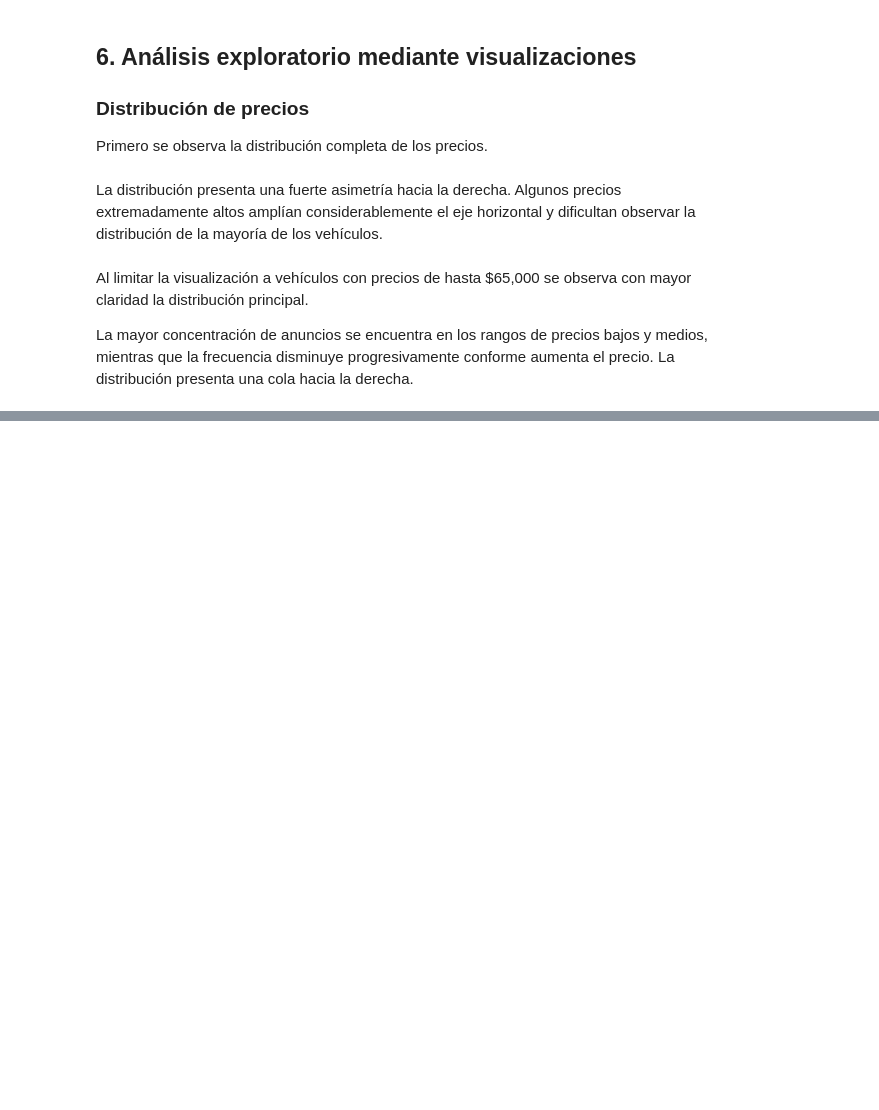
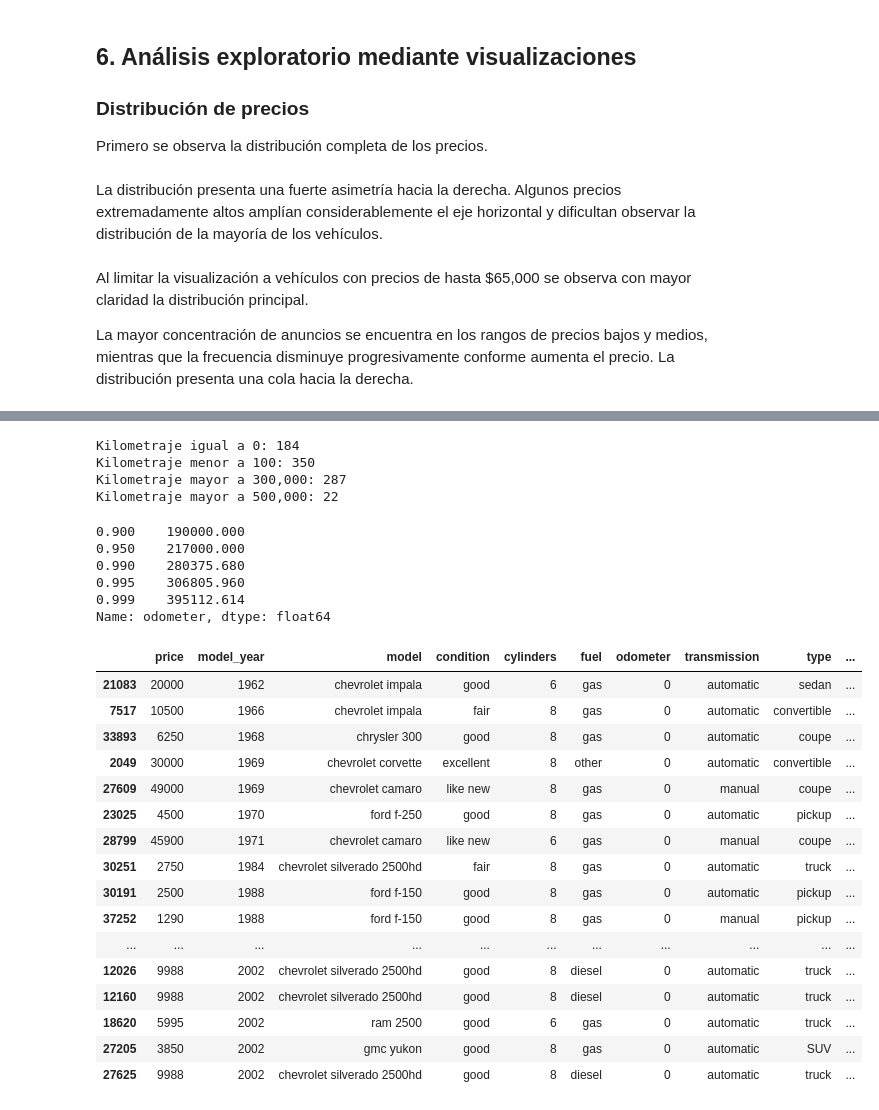
Before and after one commit to ElamDay/PROYECTO-7---VEHICLES, a Jupyter notebook: notebooks/EDA.ipynb, the cells around one changed output, grey strips where cells are left out. Cells and saved outputs as stored; diff of their text form; code cells hidden in the pictures; blank space fills up the shorter version.

```diff
--- a/notebooks/EDA.ipynb
+++ b/notebooks/EDA.ipynb
@@ -627,0 +682,6 @@ aqui sigo
+# %%
+median_year_by_model = df.groupby('model')['model_year'].transform('median')
+
+df.loc[df['model_year'] < 1960, 'model_year'] = median_year_by_model
+
+df['model_year'] = df['model_year'].astype(int)
@@ -627,0 +710,41 @@ aqui sigo
+# %%
+print("Kilometraje igual a 0:", (df['odometer'] == 0).sum())
+print("Kilometraje menor a 100:", (df['odometer'] < 100).sum())
+print("Kilometraje mayor a 300,000:", (df['odometer'] > 300000).sum())
+print("Kilometraje mayor a 500,000:", (df['odometer'] > 500000).sum())
+# %% [output]
+Kilometraje igual a 0: 184
+Kilometraje menor a 100: 350
+Kilometraje mayor a 300,000: 287
+Kilometraje mayor a 500,000: 22
+# %%
+df['odometer'].quantile([0.90, 0.95, 0.99, 0.995, 0.999])
+# %% [output]
+0.900    190000.000
+0.950    217000.000
+0.990    280375.680
+0.995    306805.960
+0.999    395112.614
+Name: odometer, dtype: float64
+# %%
+df[df['odometer'] < 100].sort_values(
+    ['odometer', 'model_year']
+).head(30)
+# %% [output]
+|  | price | model_year | model | condition | cylinders | fuel | odometer | transmission | type | ... |
+| 21083 | 20000 | 1962 | chevrolet impala | good | 6 | gas | 0 | automatic | sedan | ... |
+| 7517 | 10500 | 1966 | chevrolet impala | fair | 8 | gas | 0 | automatic | convertible | ... |
+| 33893 | 6250 | 1968 | chrysler 300 | good | 8 | gas | 0 | automatic | coupe | ... |
+| 2049 | 30000 | 1969 | chevrolet corvette | excellent | 8 | other | 0 | automatic | convertible | ... |
+| 27609 | 49000 | 1969 | chevrolet camaro | like new | 8 | gas | 0 | manual | coupe | ... |
+| 23025 | 4500 | 1970 | ford f-250 | good | 8 | gas | 0 | automatic | pickup | ... |
+| 28799 | 45900 | 1971 | chevrolet camaro | like new | 6 | gas | 0 | manual | coupe | ... |
+| 30251 | 2750 | 1984 | chevrolet silverado 2500hd | fair | 8 | gas | 0 | automatic | truck | ... |
+| 30191 | 2500 | 1988 | ford f-150 | good | 8 | gas | 0 | automatic | pickup | ... |
+| 37252 | 1290 | 1988 | ford f-150 | good | 8 | gas | 0 | manual | pickup | ... |
+| ... | ... | ... | ... | ... | ... | ... | ... | ... | ... | ... |
+| 12026 | 9988 | 2002 | chevrolet silverado 2500hd | good | 8 | diesel | 0 | automatic | truck | ... |
+| 12160 | 9988 | 2002 | chevrolet silverado 2500hd | good | 8 | diesel | 0 | automatic | truck | ... |
+| 18620 | 5995 | 2002 | ram 2500 | good | 6 | gas | 0 | automatic | truck | ... |
+| 27205 | 3850 | 2002 | gmc yukon | good | 8 | gas | 0 | automatic | SUV | ... |
+| 27625 | 9988 | 2002 | chevrolet silverado 2500hd | good | 8 | diesel | 0 | automatic | truck | ... |
```
Also changed, not shown: parts of 80 cells of this notebook, 1 other file.
